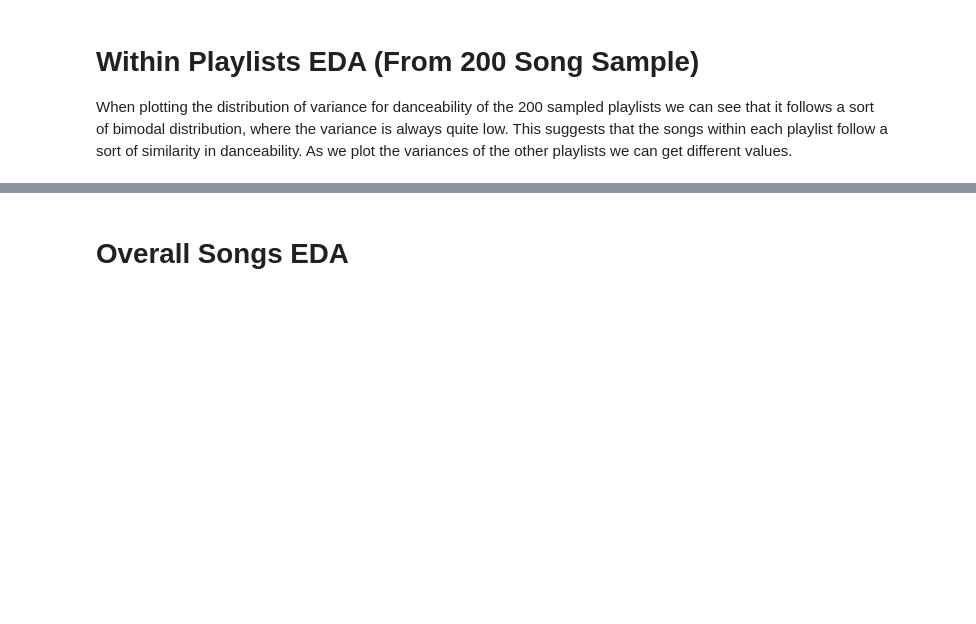
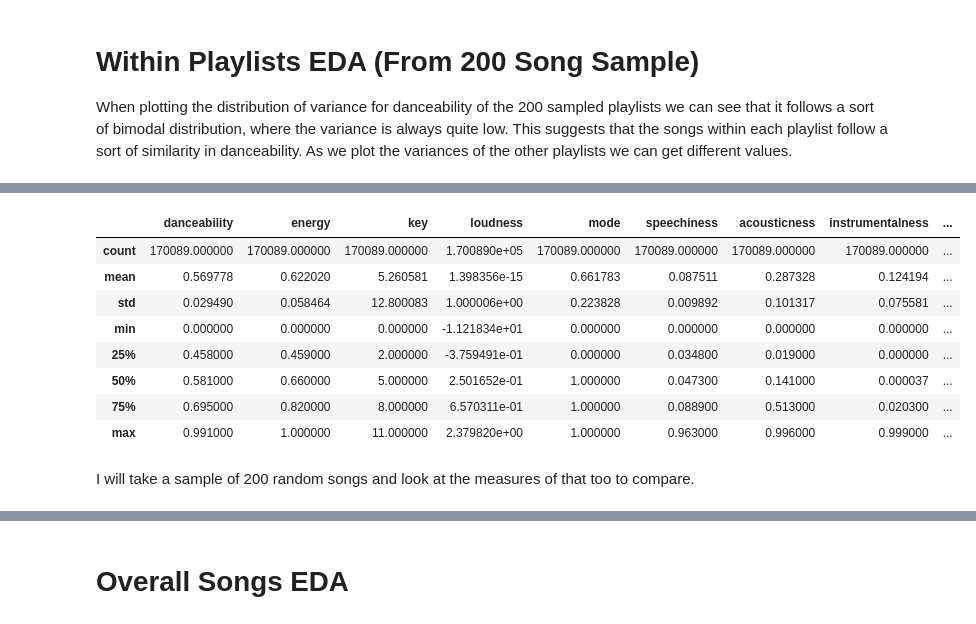
Before and after one commit to shonepatil/GNN-Spotify-Recommender-Project, a Jupyter notebook: src/analysis/eda.ipynb, the cells around one changed output, grey strips where cells are left out. Drawn from its saved outputs; the diff is of its cells as text; code cells hidden in the pictures; blank space fills up the shorter version.

```diff
--- a/src/analysis/eda.ipynb
+++ b/src/analysis/eda.ipynb
@@ -228,3 +228,19 @@ danceability_variances = sns.histplot(feat_vars['danceability']).set(title='Danc
+# %%
+summary = edafeats.describe()
+summary.loc['std'] = summary.loc['std'] **2
+summary
+# %% [output]
+|  | danceability | energy | key | loudness | mode | speechiness | acousticness | instrumentalness | ... |
+| count | 170089.000000 | 170089.000000 | 170089.000000 | 1.700890e+05 | 170089.000000 | 170089.000000 | 170089.000000 | 170089.000000 | ... |
+| mean | 0.569778 | 0.622020 | 5.260581 | 1.398356e-15 | 0.661783 | 0.087511 | 0.287328 | 0.124194 | ... |
+| std | 0.029490 | 0.058464 | 12.800083 | 1.000006e+00 | 0.223828 | 0.009892 | 0.101317 | 0.075581 | ... |
+| min | 0.000000 | 0.000000 | 0.000000 | -1.121834e+01 | 0.000000 | 0.000000 | 0.000000 | 0.000000 | ... |
+| 25% | 0.458000 | 0.459000 | 2.000000 | -3.759491e-01 | 0.000000 | 0.034800 | 0.019000 | 0.000000 | ... |
+| 50% | 0.581000 | 0.660000 | 5.000000 | 2.501652e-01 | 1.000000 | 0.047300 | 0.141000 | 0.000037 | ... |
+| 75% | 0.695000 | 0.820000 | 8.000000 | 6.570311e-01 | 1.000000 | 0.088900 | 0.513000 | 0.020300 | ... |
+| max | 0.991000 | 1.000000 | 11.000000 | 2.379820e+00 | 1.000000 | 0.963000 | 0.996000 | 0.999000 | ... |
+# %% [markdown]
+I will take a sample of 200 random songs and look at the measures of that too to compare.
 # %%
 var_hists = pd.DataFrame(feat_vars)[['danceability', 'energy', 'loudness', 'speechiness', 'acousticness', 'instrumentalness', 'liveness', 'valence', 'tempo', 'duration_ms']].hist(figsize=(20,20))
 # %% [output]
```
Also changed, not shown: parts of 25 cells of this notebook, 3 other files.
